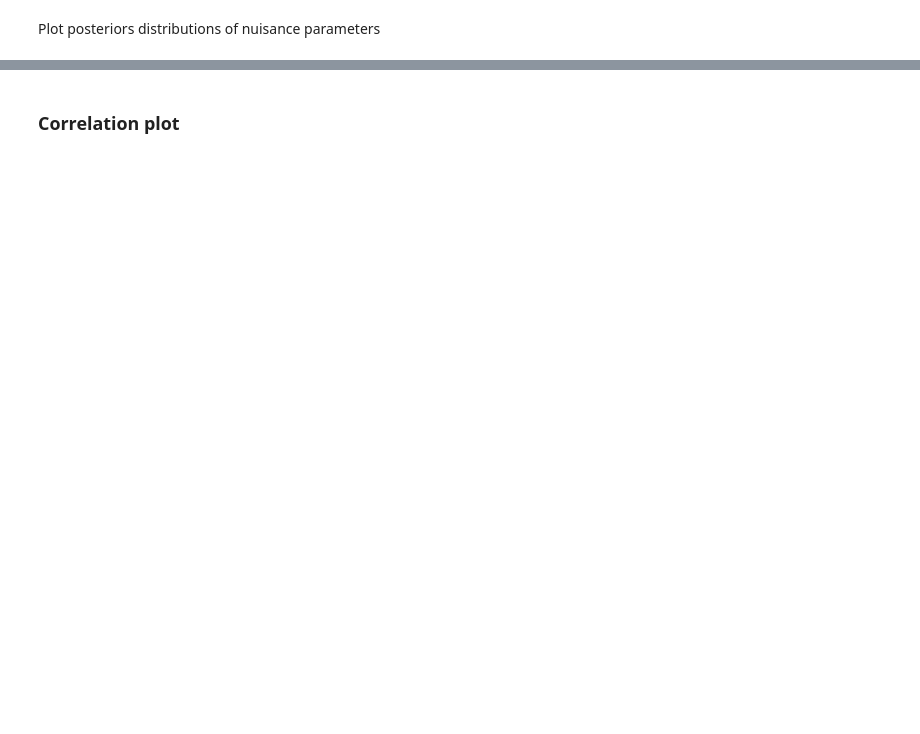
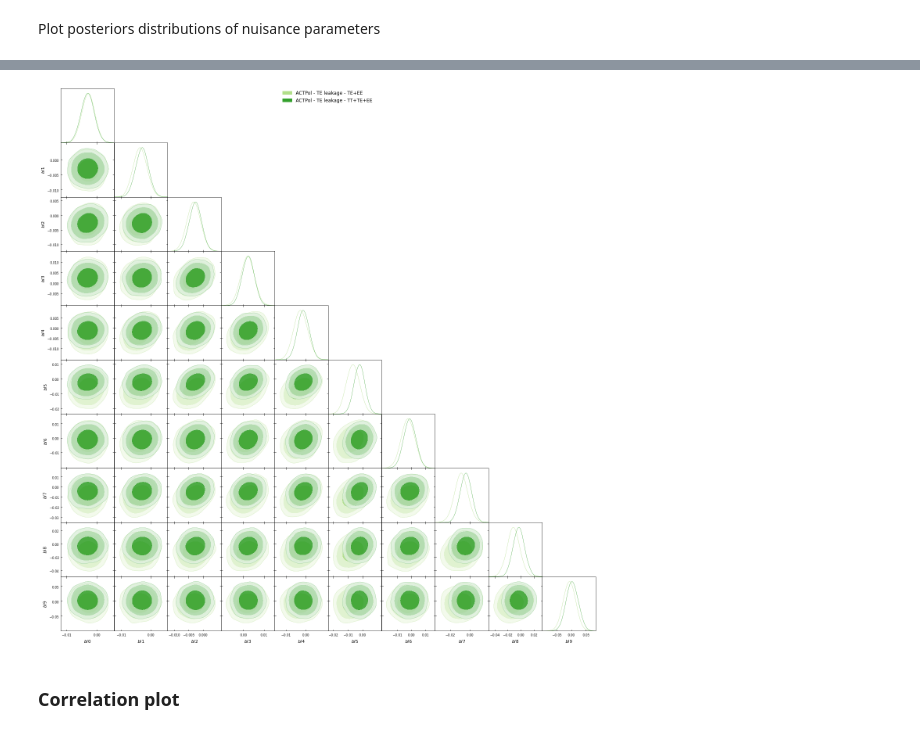
Before and after one commit to xgarrido/cmb_notebooks, a Jupyter notebook: pyactlike/pyactlike.ipynb, the cells around one changed output, grey strips where cells are left out. Saved outputs shown, nothing was run; the diff lists cells and outputs as text; code cells hidden in the pictures; blank space fills up the shorter version.

```diff
--- a/pyactlike/pyactlike.ipynb
+++ b/pyactlike/pyactlike.ipynb
@@ -149,3 +197,14 @@ g.triangle_plot(
+# %%
+g.triangle_plot(
+    samples[2:],
+    leakage_params,
+    filled=True,
+    legend_labels=list(mcmc_samples.keys())[2:],
+    colors=colors[2:],
+    diag1d_kwargs={"colors": colors[2:]},
+)
+# %% [output]
+[figure, added]
 # %% [markdown]
 ### Correlation plot
 # %%
```
Also changed, not shown: parts of 20 cells of this notebook.
